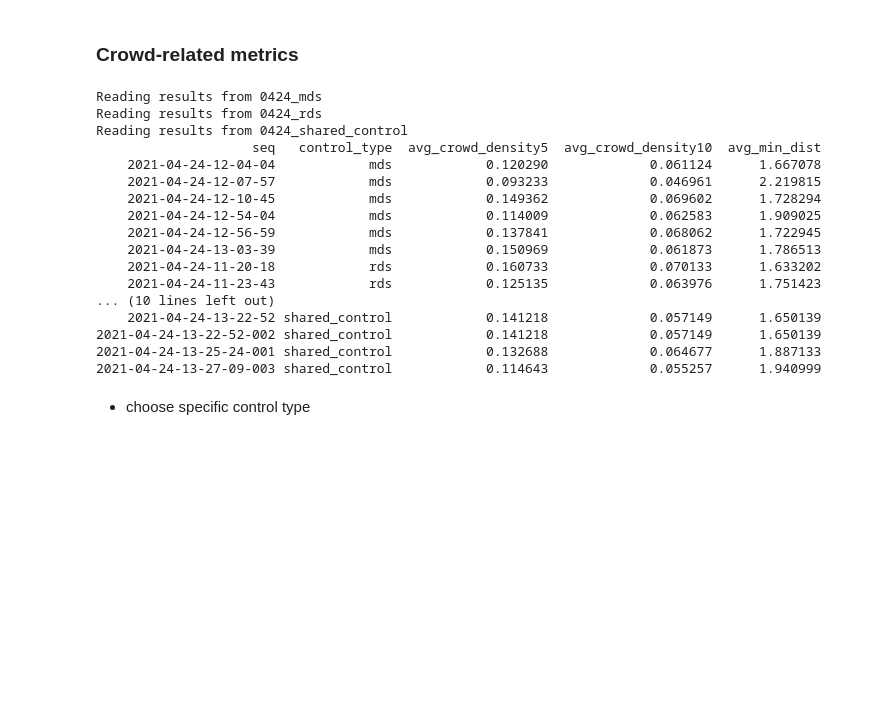
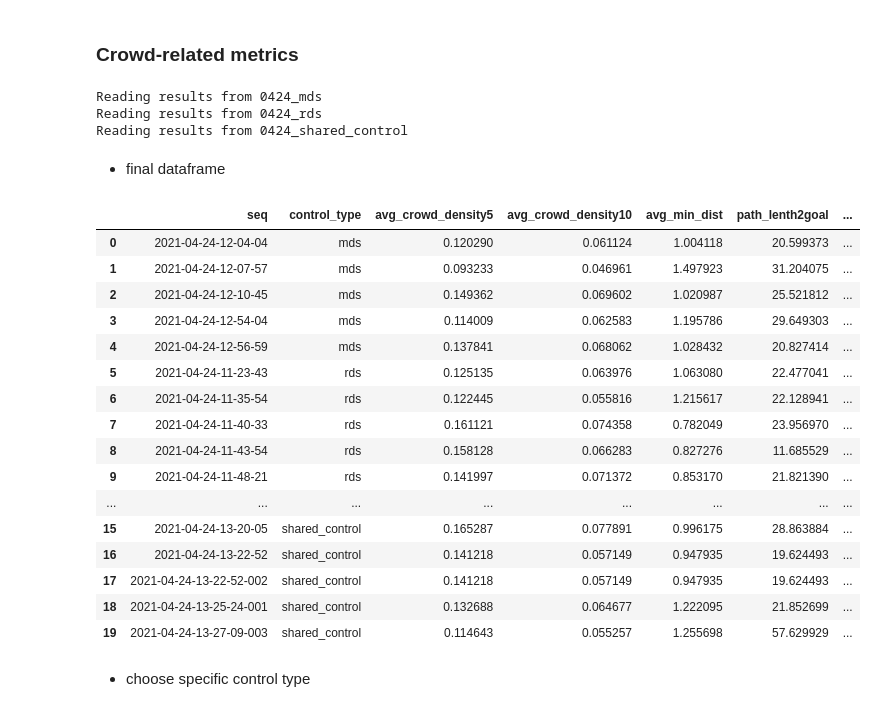
Before and after one commit to epfl-lasa/crowdbot-evaluation-tools, a Jupyter notebook: notebooks/comprehensive_eval.ipynb, the cells around one changed output. Drawn from its saved outputs; the diff is of its cells as text; code cells hidden in the pictures; blank space fills up the shorter version.

```diff
--- a/notebooks/comprehensive_eval.ipynb
+++ b/notebooks/comprehensive_eval.ipynb
@@ -79,7 +80,12 @@ Available sequences in 0424_shared_control:
 # %% [markdown]
 ### Crowd-related metrics
 # %%
-metrics = ('avg_crowd_density5', 'avg_crowd_density10', 'avg_min_dist')
+crowd_metrics = ('avg_crowd_density5',
+           'avg_crowd_density10',
+           'avg_min_dist',
+           'path_lenth2goal',
+           'goal_reached',
+          )
 
 # more_metrics = (
 #     'crowd_density5',
@@ -110,36 +116,44 @@ for eval_dir in eval_dirs:
             allow_pickle=True,
         ).item()
 
-        for iidx, val in enumerate(metrics):
-            m_dict[metrics[iidx]].append(crowd_eval_dict[val])
+        for iidx, val in enumerate(crowd_metrics):
+            m_dict[crowd_metrics[iidx]].append(crowd_eval_dict[val])
 
-    dir_df = pd.DataFrame(m_dict)
-    dir_df.columns = ['seq', 'control_type'] + list(metrics)
+    crowd_df = pd.DataFrame(m_dict)
+    crowd_df.columns = ['seq', 'control_type'] + list(crowd_metrics)
 
-    frames.append(dir_df)
+    # Filter path_lenth2goal less than 10 meter
+    crowd_df = crowd_df[crowd_df.path_lenth2goal >= 10.0]
 
-crowd_metrics_df = pd.concat(frames)
+    frames.append(crowd_df)
 
-# crowd__metrics_df.head()
-print(crowd_metrics_df.to_string(index=False))
+crowd_metrics_df = pd.concat(frames, ignore_index=True)
 # %% [output]
 Reading results from 0424_mds
 Reading results from 0424_rds
 Reading results from 0424_shared_control
-                    seq   control_type  avg_crowd_density5  avg_crowd_density10  avg_min_dist
-    2021-04-24-12-04-04            mds            0.120290             0.061124      1.667078
-    2021-04-24-12-07-57            mds            0.093233             0.046961      2.219815
-    2021-04-24-12-10-45            mds            0.149362             0.069602      1.728294
-    2021-04-24-12-54-04            mds            0.114009             0.062583      1.909025
-    2021-04-24-12-56-59            mds            0.137841             0.068062      1.722945
-    2021-04-24-13-03-39            mds            0.150969             0.061873      1.786513
-    2021-04-24-11-20-18            rds            0.160733             0.070133      1.633202
-    2021-04-24-11-23-43            rds            0.125135             0.063976      1.751423
-... (10 lines left out)
-    2021-04-24-13-22-52 shared_control            0.141218             0.057149      1.650139
-2021-04-24-13-22-52-002 shared_control            0.141218             0.057149      1.650139
-2021-04-24-13-25-24-001 shared_control            0.132688             0.064677      1.887133
-2021-04-24-13-27-09-003 shared_control            0.114643             0.055257      1.940999
+# %% [markdown]
+- final dataframe
+# %%
+crowd_metrics_df
+# %% [output]
+|  | seq | control_type | avg_crowd_density5 | avg_crowd_density10 | avg_min_dist | path_lenth2goal | ... |
+| 0 | 2021-04-24-12-04-04 | mds | 0.120290 | 0.061124 | 1.004118 | 20.599373 | ... |
+| 1 | 2021-04-24-12-07-57 | mds | 0.093233 | 0.046961 | 1.497923 | 31.204075 | ... |
+| 2 | 2021-04-24-12-10-45 | mds | 0.149362 | 0.069602 | 1.020987 | 25.521812 | ... |
+| 3 | 2021-04-24-12-54-04 | mds | 0.114009 | 0.062583 | 1.195786 | 29.649303 | ... |
+| 4 | 2021-04-24-12-56-59 | mds | 0.137841 | 0.068062 | 1.028432 | 20.827414 | ... |
+| 5 | 2021-04-24-11-23-43 | rds | 0.125135 | 0.063976 | 1.063080 | 22.477041 | ... |
+| 6 | 2021-04-24-11-35-54 | rds | 0.122445 | 0.055816 | 1.215617 | 22.128941 | ... |
+| 7 | 2021-04-24-11-40-33 | rds | 0.161121 | 0.074358 | 0.782049 | 23.956970 | ... |
+| 8 | 2021-04-24-11-43-54 | rds | 0.158128 | 0.066283 | 0.827276 | 11.685529 | ... |
+| 9 | 2021-04-24-11-48-21 | rds | 0.141997 | 0.071372 | 0.853170 | 21.821390 | ... |
+| ... | ... | ... | ... | ... | ... | ... | ... |
+| 15 | 2021-04-24-13-20-05 | shared_control | 0.165287 | 0.077891 | 0.996175 | 28.863884 | ... |
+| 16 | 2021-04-24-13-22-52 | shared_control | 0.141218 | 0.057149 | 0.947935 | 19.624493 | ... |
+| 17 | 2021-04-24-13-22-52-002 | shared_control | 0.141218 | 0.057149 | 0.947935 | 19.624493 | ... |
+| 18 | 2021-04-24-13-25-24-001 | shared_control | 0.132688 | 0.064677 | 1.222095 | 21.852699 | ... |
+| 19 | 2021-04-24-13-27-09-003 | shared_control | 0.114643 | 0.055257 | 1.255698 | 57.629929 | ... |
 # %% [markdown]
 - choose specific control type
 # %%
```
Also changed, not shown: parts of 10 cells of this notebook.
